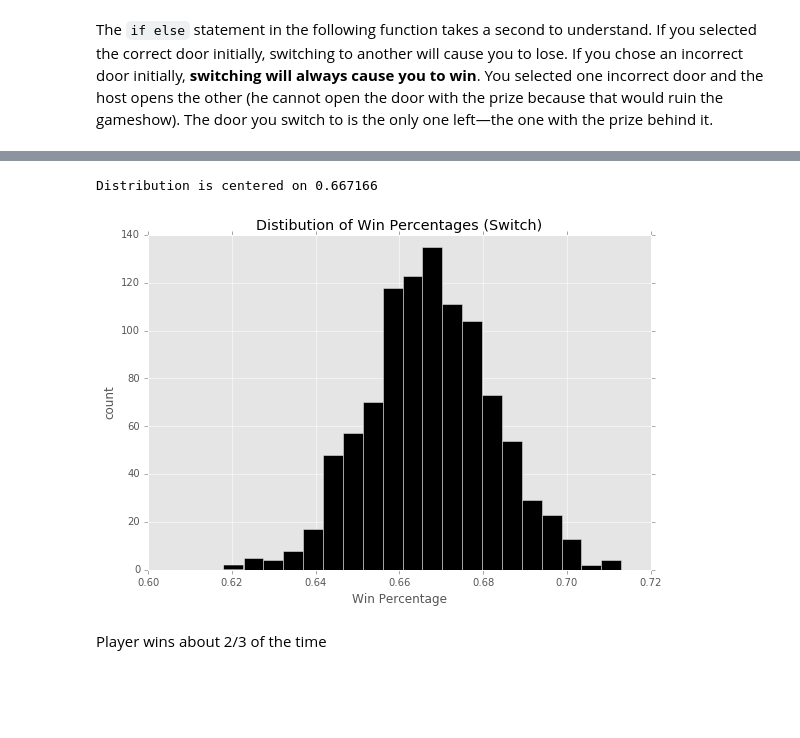
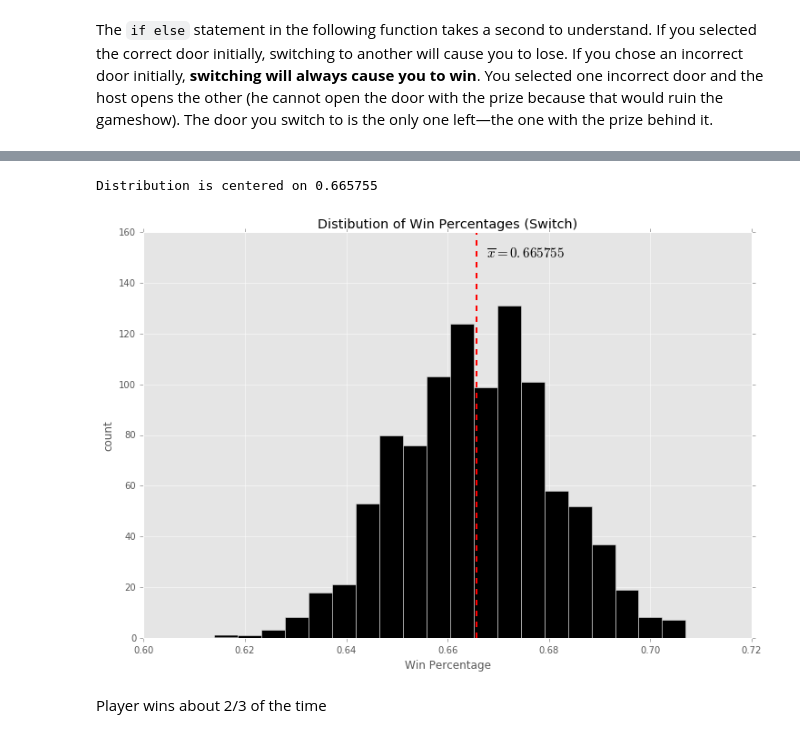
Before and after one commit to GKjohns/SimulatedMontyHall, a Jupyter notebook: MontyHall.ipynb, the cells around one changed output, grey strips where cells are left out. Cells and saved outputs as stored; diff of their text form; code cells hidden in the pictures; blank space fills up the shorter version.

Commit message:
make plots bigger, add comprative histograms

```diff
--- a/MontyHall.ipynb
+++ b/MontyHall.ipynb
@@ -12,7 +12,7 @@ import random
 import numpy as np
 
 import matplotlib.pyplot as plt
-plt.rcParams['figure.figsize'] = 9, 6
+plt.rcParams['figure.figsize'] = 12, 8
 plt.style.use('ggplot')
 # %% [markdown]
 ## Case 1: Player does not switch
@@ -68,14 +73,19 @@ games_with_switch()
 # %%
 switch_results = [games_with_switch() for i in xrange(1000)]
 # %%
+sample_mean = np.mean(switch_results)
+
 plt.hist(switch_results, bins=20, color='black')
+plt.vlines(sample_mean, 0, 160, linestyles='--', color='red', linewidth=2)
+plt.text(sample_mean + .002, 150, '$\overline{x}=%s$' % sample_mean, size=15)
+
 plt.xlabel('Win Percentage')
 plt.ylabel('count')
 
 plt.title('Distibution of Win Percentages (Switch)')
 print 'Distribution is centered on {}'.format(np.mean(switch_results))
 # %% [output]
-Distribution is centered on 0.667166
+Distribution is centered on 0.665755
-[figure, old version]
+[figure, new version]
 # %% [markdown]
 Player wins about 2/3 of the time
```
Also changed, not shown: parts of 3 cells of this notebook.
